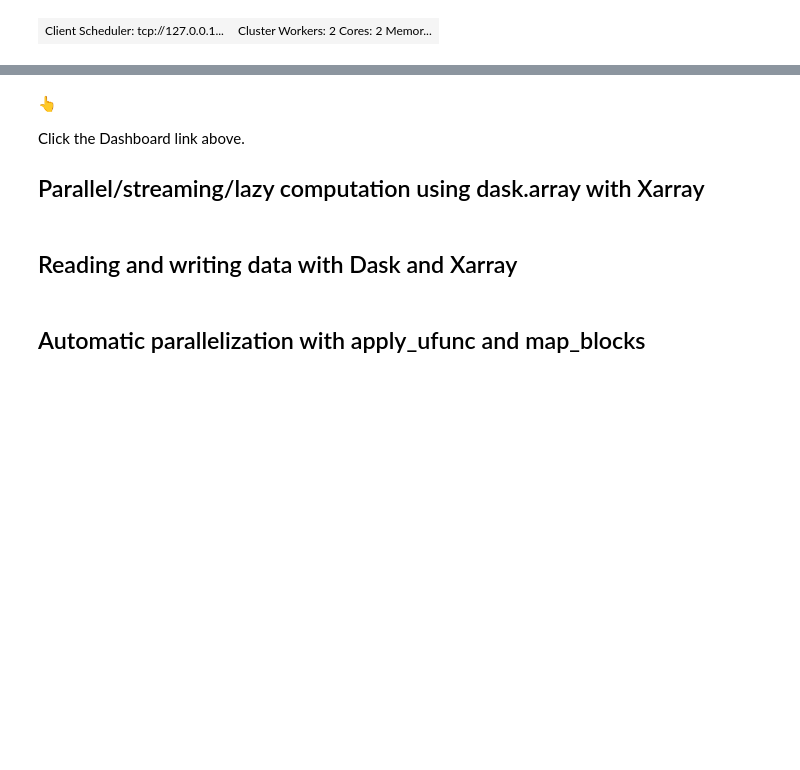
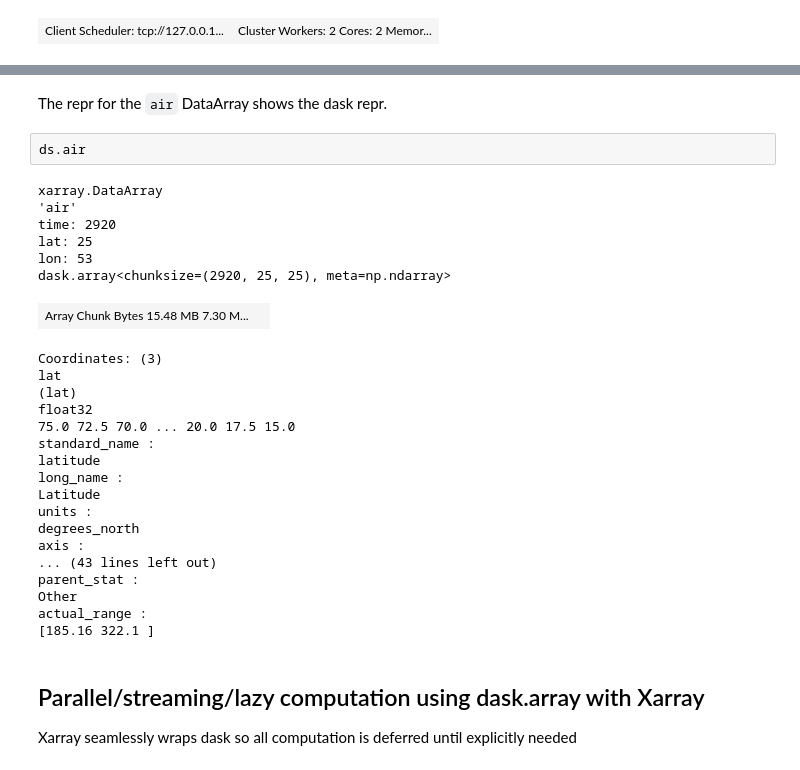
Before and after one commit to xarray-contrib/xarray-tutorial, a Jupyter notebook: scipy-tutorial/06_xarray_and_dask.ipynb, the cells around one changed output, grey strips where cells are left out. Saved outputs shown, nothing was run; the diff lists cells and outputs as text; blank space fills up the shorter version.

```diff
--- a/scipy-tutorial/06_xarray_and_dask.ipynb
+++ b/scipy-tutorial/06_xarray_and_dask.ipynb
@@ -18,8 +91,36 @@ client
+# %% [markdown]
+The repr for the `air` DataArray shows the dask repr.
+# %%
+ds.air
+# %% [output]
+xarray.DataArray
+'air'
+time: 2920
+lat: 25
+lon: 53
+dask.array<chunksize=(2920, 25, 25), meta=np.ndarray>
+| Array Chunk Bytes 15.48 MB 7.30 M... |  |
+Coordinates: (3)
+lat
+(lat)
+float32
+75.0 72.5 70.0 ... 20.0 17.5 15.0
+standard_name :
+latitude
+long_name :
+Latitude
+units :
+degrees_north
+axis :
+... (43 lines left out)
+parent_stat :
+Other
+actual_range :
+[185.16 322.1 ]
 # %% [markdown]
-<p>&#128070</p> Click the Dashboard link above.
+<a id='compute'></a>
 
 ## Parallel/streaming/lazy computation using dask.array with Xarray
+
+Xarray seamlessly wraps dask so all computation is deferred until explicitly
+needed
-# %% [markdown]
-## Reading and writing data with Dask and Xarray
-# %% [markdown]
-## Automatic parallelization with apply_ufunc and map_blocks
```
Also changed, not shown: parts of 38 cells of this notebook, 25 other files.
